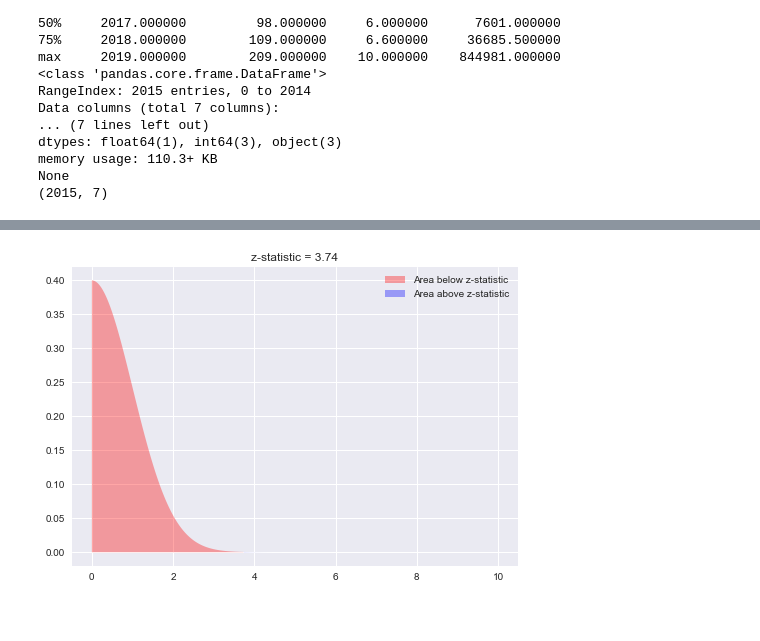
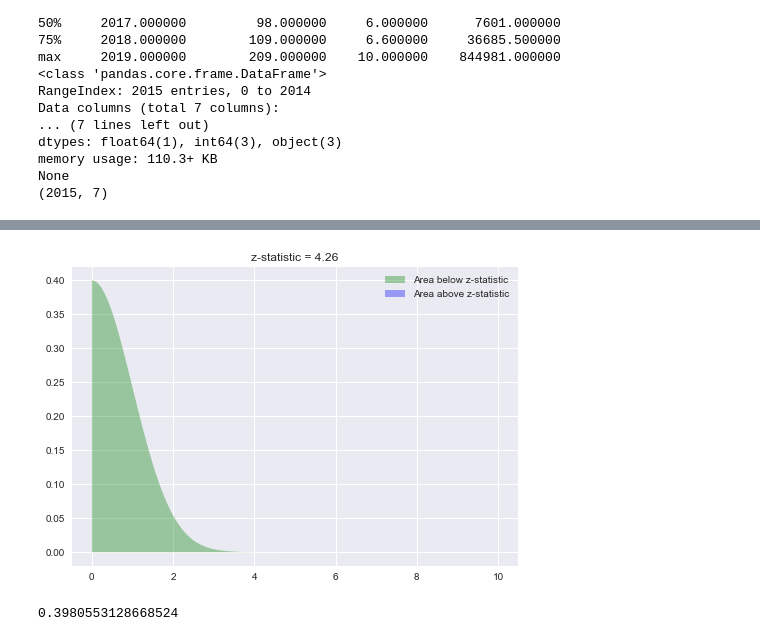
Before and after one commit to Greg-S-12/movies_project3, a Jupyter notebook: Greg_notebook.ipynb, the cells around one changed output, grey strips where cells are left out. Saved outputs shown, nothing was run; the diff lists cells and outputs as text; code cells hidden in the pictures.

```diff
--- a/Greg_notebook.ipynb
+++ b/Greg_notebook.ipynb
@@ -156,18 +162,36 @@ p
 # %%
+# Visualize the difference
+
 plt.style.use('seaborn')
-plt.fill_between(x=np.arange(0,3.74,0.01),
-                 y1= stats.norm.pdf(np.arange(0,3.74,0.01)) ,
-                 facecolor='red',
+plt.fill_between(x=np.arange(0,4.26,0.01),
+                 y1= stats.norm.pdf(np.arange(0,4.26,0.01)) ,
+                 facecolor='green',
                  alpha=0.35,
                  label= 'Area below z-statistic'
                  )
 
-plt.fill_between(x=np.arange(3.74,10,0.01),
-                 y1= stats.norm.pdf(np.arange(3.74,10,0.01)) ,
+plt.fill_between(x=np.arange(4.26,10,0.01),
+                 y1= stats.norm.pdf(np.arange(4.26,10,0.01)) ,
                  facecolor='blue',
                  alpha=0.35,
                  label= 'Area above z-statistic')
 plt.legend()
-plt.title ('z-statistic = 3.74');
+plt.title ('z-statistic = 4.26');
 # %% [output]
-[figure, old version]
+[figure, new version]
+# %%
+# So what is the effect size?
+
+sd1 = df_no_drama.Rating.std()
+sd2 = df_drama.Rating.std()
+mu1 = df_no_drama.Rating.mean()
+mu2 = df_drama.Rating.mean()
+
+
+sigma_pooled = ((sd1**2 + sd2**2)/2)**0.5
+
+effect_size = (mu2-mu1)/(sigma_pooled)
+
+effect_size
+# %% [output]
+0.3980553128668524
```
Also changed, not shown: parts of 13 cells of this notebook.
